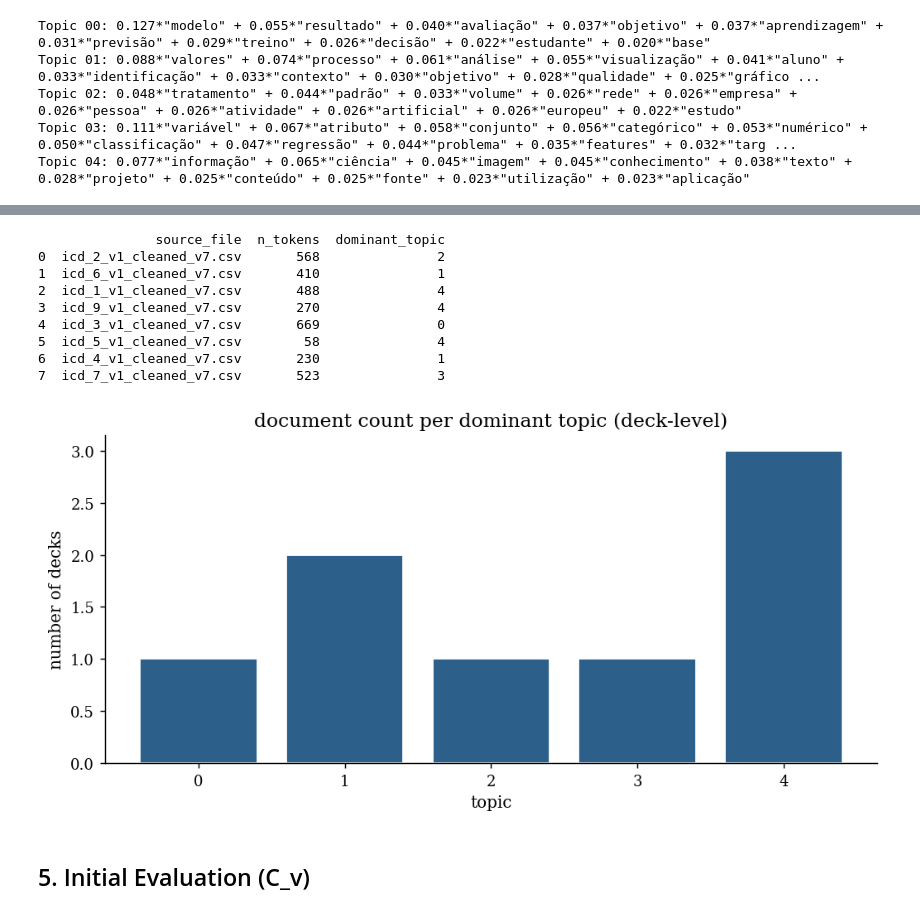
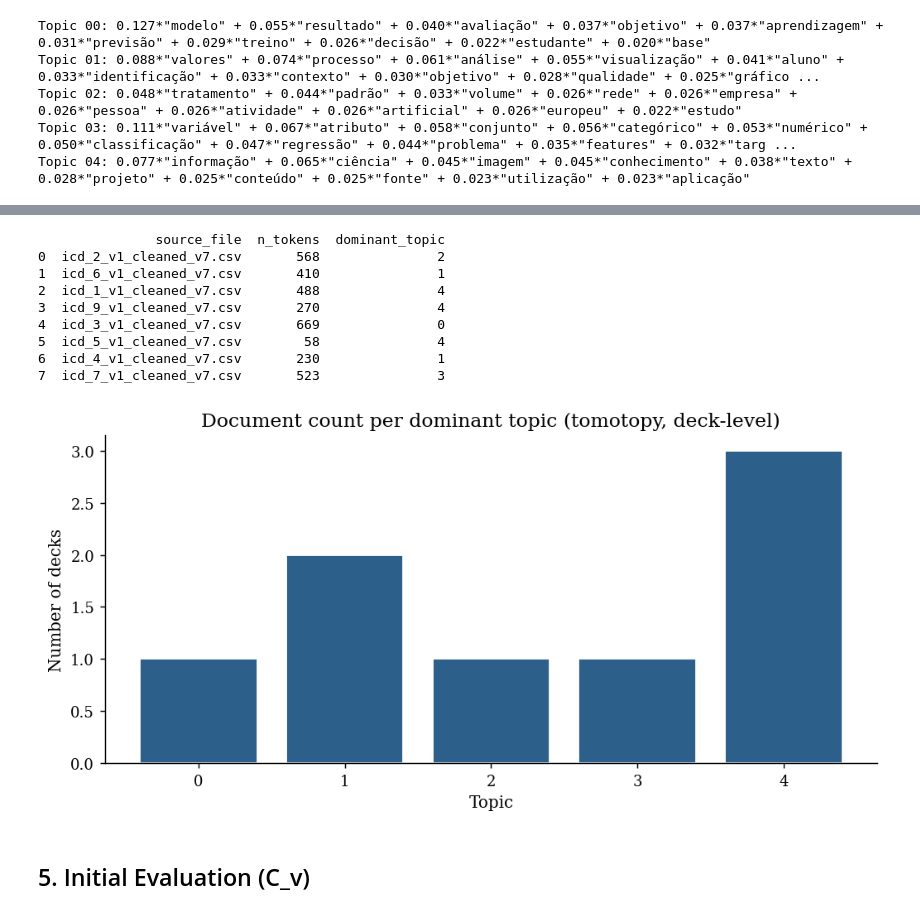
Before and after one commit to lcopolillo/MIGThesis-126735, a Jupyter notebook: src/notebooks/lda-deck-cgs.ipynb, the cells around one changed output, grey strips where cells are left out. Drawn from its saved outputs; the diff is of its cells as text; code cells hidden in the pictures.

```diff
--- a/src/notebooks/lda-deck-cgs.ipynb
+++ b/src/notebooks/lda-deck-cgs.ipynb
@@ -234,34 +228,33 @@ plt.show()
 # %%
 # Visualize document-topic distribution
-
 train_docs_plot = train_docs.copy()
 train_docs_plot['dominant_topic'] = [
     int(np.argmax(doc.get_topic_dist())) for doc in lda.docs
 ]
 
 print(train_docs_plot[['source_file', 'n_tokens', 'dominant_topic']].to_string())
 
 topic_dist = train_docs_plot['dominant_topic'].value_counts().sort_index()
 
 fig, ax = plt.subplots(figsize=(8, 4))
 ax.bar(topic_dist.index, topic_dist.values, color=PALETTE[0], edgecolor='white')
-ax.set_xlabel('topic')
-ax.set_ylabel('number of decks')
-ax.set_title('document count per dominant topic (deck-level)')
+ax.set_xlabel('Topic')
+ax.set_ylabel('Number of decks')
+ax.set_title('Document count per dominant topic (tomotopy, deck-level)')
 ax.set_xticks(range(NUM_TOPICS))
 plt.tight_layout()
 plt.show()
 # %% [output]
                source_file  n_tokens  dominant_topic
 0  icd_2_v1_cleaned_v7.csv       568               2
 1  icd_6_v1_cleaned_v7.csv       410               1
 2  icd_1_v1_cleaned_v7.csv       488               4
 3  icd_9_v1_cleaned_v7.csv       270               4
 4  icd_3_v1_cleaned_v7.csv       669               0
 5  icd_5_v1_cleaned_v7.csv        58               4
 6  icd_4_v1_cleaned_v7.csv       230               1
 7  icd_7_v1_cleaned_v7.csv       523               3
-[figure, old version]
+[figure, new version]
 # %% [markdown]
 ## 5. Initial Evaluation (C_v)
 # %%
```
Also changed, not shown: parts of 7 cells of this notebook, 3 other files.
